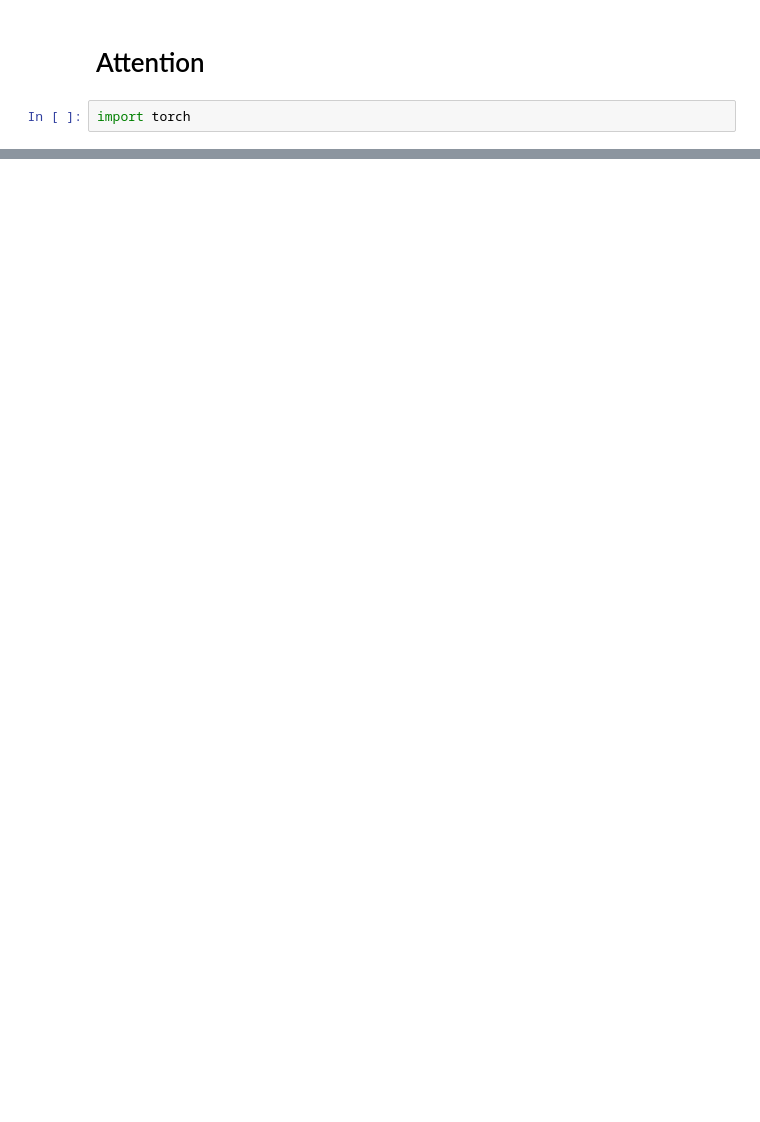
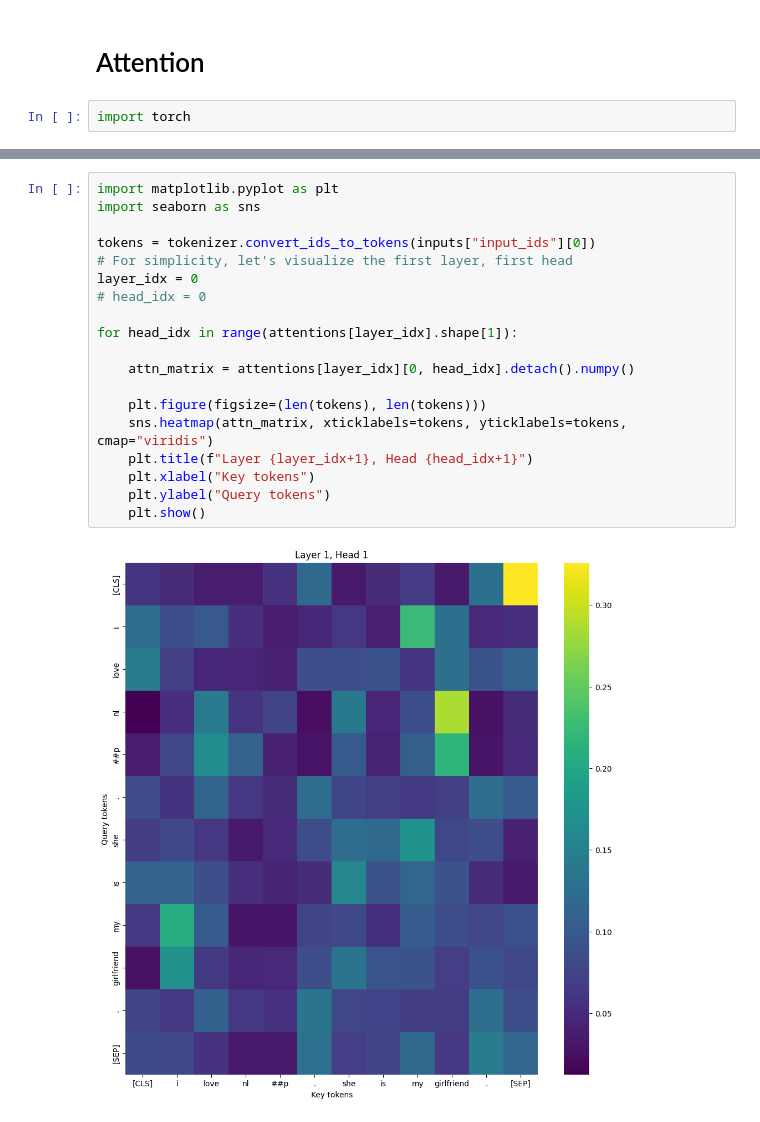
Before and after one commit to namiyousef/nlplorer, a Jupyter notebook: experiments/attention.ipynb, the cells around one changed output, grey strips where cells are left out. Drawn from its saved outputs; the diff is of its cells as text; blank space fills up the shorter version.

```diff
--- a/experiments/attention.ipynb
+++ b/experiments/attention.ipynb
@@ -42,0 +123,21 @@ tensor([[-1.4660,  0.7784,  0.4411, -0.1402],
+# %%
+import matplotlib.pyplot as plt
+import seaborn as sns
+
+tokens = tokenizer.convert_ids_to_tokens(inputs["input_ids"][0])
+# For simplicity, let's visualize the first layer, first head
+layer_idx = 0
+# head_idx = 0
+
+for head_idx in range(attentions[layer_idx].shape[1]):
+
+    attn_matrix = attentions[layer_idx][0, head_idx].detach().numpy()
+
+    plt.figure(figsize=(len(tokens), len(tokens)))
+    sns.heatmap(attn_matrix, xticklabels=tokens, yticklabels=tokens, cmap="viridis")
+    plt.title(f"Layer {layer_idx+1}, Head {head_idx+1}")
+    plt.xlabel("Key tokens")
+    plt.ylabel("Query tokens")
+    plt.show()
+# %% [output]
+[figure, added]
```
Also changed, not shown: parts of 10 cells of this notebook.
